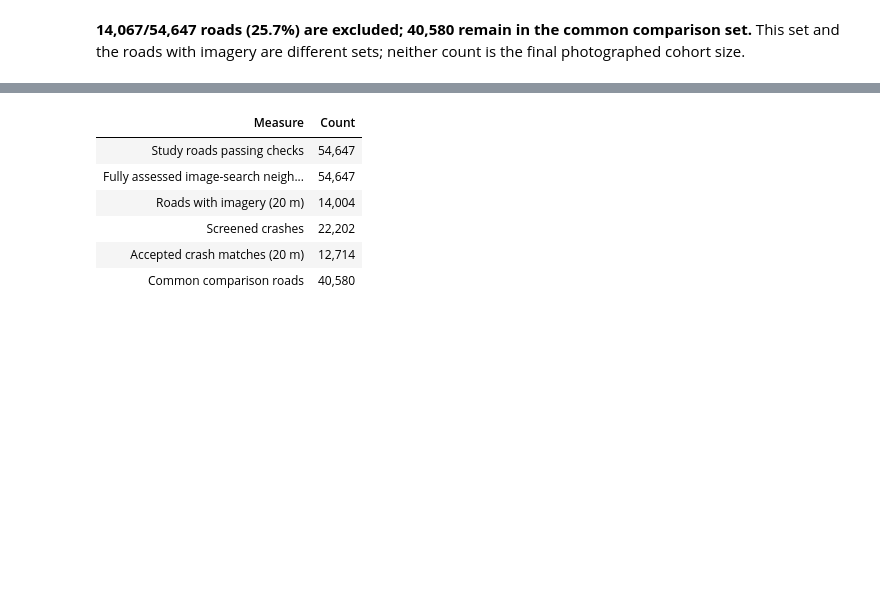
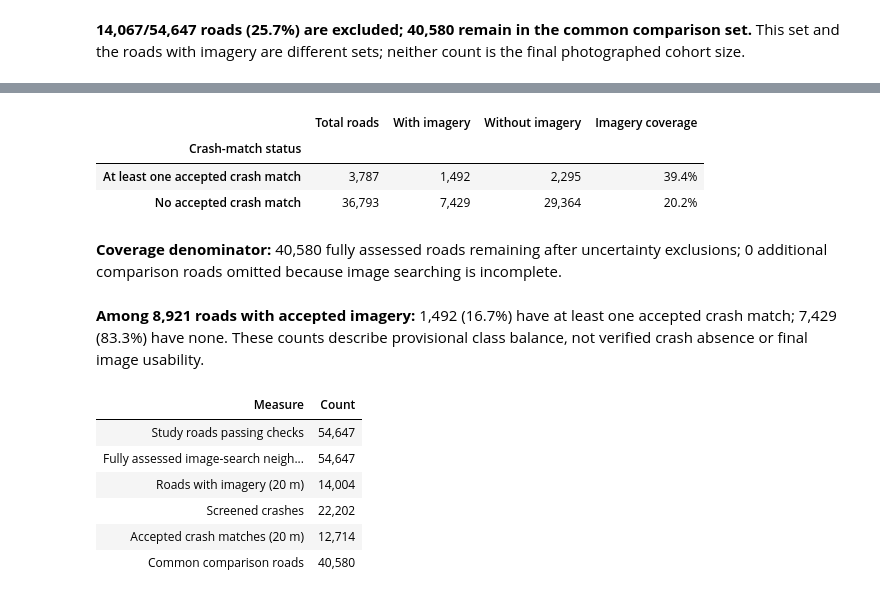
Before and after one commit to RexHsu09/cs506-final-project, a Jupyter notebook: 02_imagery_crash_matching.ipynb, the cells around one changed output, grey strips where cells are left out. Saved outputs shown, nothing was run; the diff lists cells and outputs as text; code cells hidden in the pictures; blank space fills up the shorter version.

```diff
--- a/02_imagery_crash_matching.ipynb
+++ b/02_imagery_crash_matching.ipynb
@@ -473,3 +466,55 @@ Use the same roads, inventory features, and geographic split when comparing inve
+# %%
+accepted_counts = main.loc[main.status.eq("accepted")].groupby("segment_id").size()
+coverage_cohort = roads.loc[roads.in_common_comparison & roads.fully_assessed,
+                            ["segment_id", "has_image"]].copy()
+coverage_cohort["accepted_crash_count"] = coverage_cohort.segment_id.map(accepted_counts).fillna(0).astype(int)
+coverage_cohort["has_accepted_crash"] = coverage_cohort.accepted_crash_count.gt(0)
+coverage_cohort.to_parquet(CACHE / "imagery_crash_coverage_roads.parquet", index=False)
+
+group_names = {True: "At least one accepted crash match", False: "No accepted crash match"}
+coverage_by_crash = (coverage_cohort.groupby("has_accepted_crash").has_image
+                     .agg(total_roads="size", with_imagery="sum").reindex([True, False], fill_value=0))
+coverage_by_crash["without_imagery"] = coverage_by_crash.total_roads - coverage_by_crash.with_imagery
+coverage_by_crash["imagery_share"] = coverage_by_crash.with_imagery / coverage_by_crash.total_roads.replace(0, np.nan)
+coverage_by_crash.index = coverage_by_crash.index.map(group_names)
+coverage_by_crash.index.name = "Crash-match status"
+coverage_by_crash.to_csv(CACHE / "imagery_coverage_by_crash_status.csv")
+display(coverage_by_crash.rename(columns={"total_roads": "Total roads", "with_imagery": "With imagery",
+    "without_imagery": "Without imagery", "imagery_share": "Imagery coverage"}).style.format(
+    {"Total roads": "{:,.0f}", "With imagery": "{:,.0f}", "Without imagery": "{:,.0f}",
+     "Imagery coverage": "{:.1%}"}, na_rep="N/A"))
+
+fig, ax = plt.subplots(figsize=(9, 3))
+ax.barh(coverage_by_crash.index, coverage_by_crash.imagery_share * 100, color=[TEAL, GRAY])
+for i, (_, row) in enumerate(coverage_by_crash.iterrows()):
+    label = (f"{row.imagery_share:.1%} ({int(row.with_imagery):,}/{int(row.total_roads):,})"
+             if row.total_roads else "No eligible roads")
+    ax.text(1, i, label, va="center", fontsize=9)
+ax.set(xlim=(0, 100), xlabel="Roads with accepted imagery (%)",
+       title="Imagery coverage by provisional crash-match status")
+ax.invert_yaxis()
+save_figure(fig, "02_imagery_coverage_by_crash_status")
+
+photographed = coverage_cohort.loc[coverage_cohort.has_image]
+positives = int(photographed.has_accepted_crash.sum())
+negatives = len(photographed) - positives
+not_assessed = int((roads.in_common_comparison & ~roads.fully_assessed).sum())
+display(Markdown(f"**Coverage denominator:** {len(coverage_cohort):,} fully assessed roads remaining after uncertainty exclusions; "
+                 f"{not_assessed:,} additional comparison roads omitted because image searching is incomplete."))
+if len(photographed):
+    display(Markdown(f"**Among {len(photographed):,} roads with accepted imagery:** "
+                     f"{positives:,} ({positives/len(photographed):.1%}) have at least one accepted crash match; "
+                     f"{negatives:,} ({negatives/len(photographed):.1%}) have none. "
+                     "These counts describe provisional class balance, not verified crash absence or final image usability."))
+else:
+    display(Markdown("**No roads with accepted imagery remain in this cohort; crash prevalence is undefined.**"))
+# %% [output]
+|  | Total roads | With imagery | Without imagery | Imagery coverage |
+| Crash-match status |  |  |  |  |
+| At least one accepted crash match | 3,787 | 1,492 | 2,295 | 39.4% |
+| No accepted crash match | 36,793 | 7,429 | 29,364 | 20.2% |
+**Coverage denominator:** 40,580 fully assessed roads remaining after uncertainty exclusions; 0 additional comparison roads omitted because image searching is incomplete.
+**Among 8,921 roads with accepted imagery:** 1,492 (16.7%) have at least one accepted crash match; 7,429 (83.3%) have none. These counts describe provisional class balance, not verified crash absence or final image usability.
 # %%
 # Small handoff summary; full per-record results remain in the data cache.
 summary = pd.DataFrame({"Measure": ["Study roads passing checks", "Fully assessed image-search neighborhoods",
```
Also changed, not shown: parts of 8 cells of this notebook, 5 other files.
